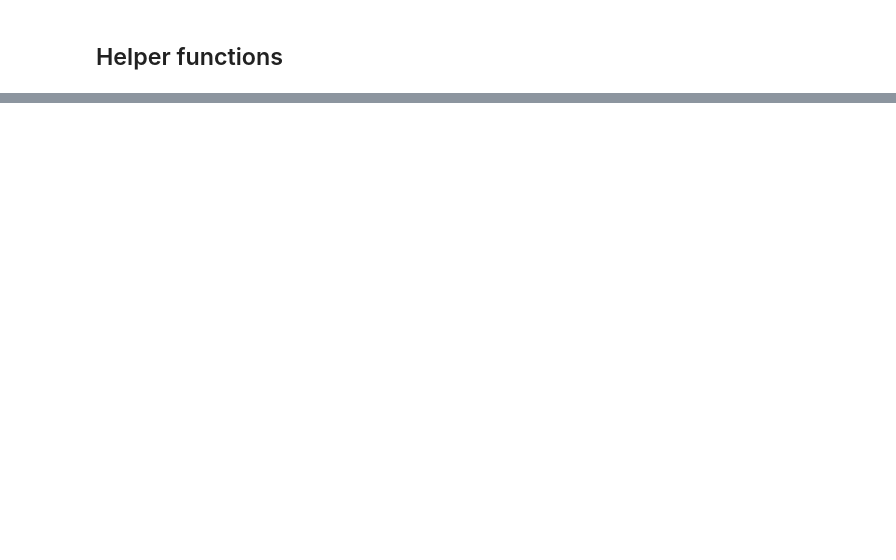
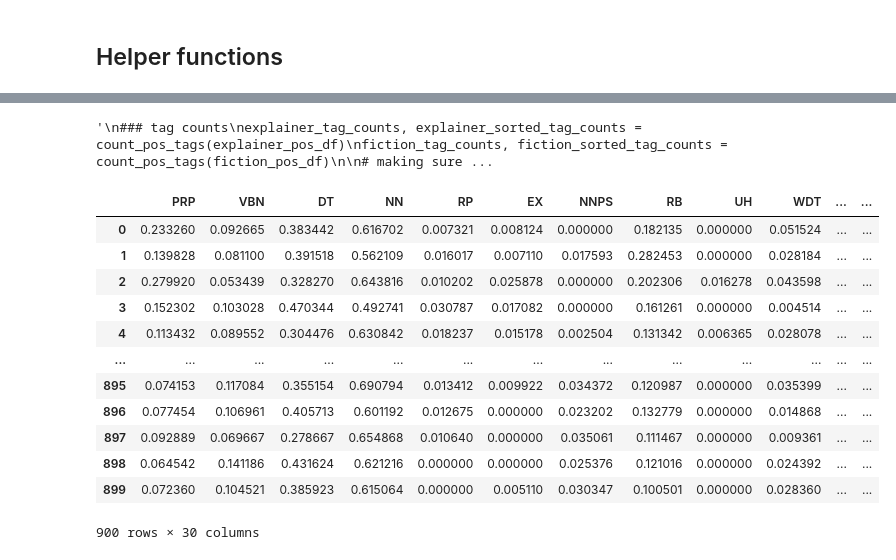
Before and after one commit to faithrts/science-explainers, a Jupyter notebook: science_explainer_analysis.ipynb, the cells around one changed output, grey strips where cells are left out. Saved outputs shown, nothing was run; the diff lists cells and outputs as text; code cells hidden in the pictures; blank space fills up the shorter version.

```diff
--- a/science_explainer_analysis.ipynb
+++ b/science_explainer_analysis.ipynb
@@ -190,12 +146,15 @@ def add_dtm(df, focus_col):
 
   return dtm_both
 # %%
-### assumes the text content is in a column called 'TEXT'
-def add_tf_idf(df):
+def add_tf_idf(df, focus_col, keep_punc = False):
 
   # using TfidfVectorizer to add the tf-idf values of each word to the dataframe
-  vectorizer = TfidfVectorizer(input = 'content', preprocessor = my_preprocessor, stop_words = 'english', min_df = 5, encoding = 'utf8')
-  tf_idf = vectorizer.fit_transform(df['TEXT'])
+  if keep_punc:
+    vectorizer = TfidfVectorizer(input = 'content', stop_words = 'english', min_df = 5, encoding = 'utf8')
+  else:
+    vectorizer = TfidfVectorizer(input = 'content', preprocessor = my_preprocessor, stop_words = 'english', min_df = 5, encoding = 'utf8')
+
+  tf_idf = vectorizer.fit_transform(df[focus_col])
   words = vectorizer.get_feature_names_out()
 
   # converting sparse matrix to an array of arrays
@@ -322,5 +280,5 @@ explainer_df = load_text_content(explainer_df, 'Science_Explainers/txt_files/')
 count_text_length(explainer_df)
 
 # fiction
-uppercase_columns(fiction_df)
-fiction_df = load_text_content(fiction_df, 'txt_lab_data/txt_lab_novels/')
+fiction_df = load_text_content(fiction_df, 'txt_files/')
+count_text_length(fiction_df)
@@ -389,0 +382,8 @@ report, accuracy = test_model(x_test, y_test, model)
+# %%
+### counting each tag occurrence per article
+explainer_pos_df = add_tf_idf(explainer_pos_df, 'POS TAGS STRING', keep_punc = True)
+fiction_pos_df = add_tf_idf(fiction_pos_df, 'POS TAGS STRING', keep_punc = True)
+
+# sets all column titles (POS tags) to uppercase
+explainer_pos_df = col_names_to_uppercase(explainer_pos_df)
+fiction_pos_df = col_names_to_uppercase(fiction_pos_df)
@@ -389,0 +455,42 @@ report, accuracy = test_model(x_test, y_test, model)
+# %%
+'''
+### tag counts
+explainer_tag_counts, explainer_sorted_tag_counts = count_pos_tags(explainer_pos_df)
+fiction_tag_counts, fiction_sorted_tag_counts = count_pos_tags(fiction_pos_df)
+
+# making sure we only take tags that both corpora have, though both should have nearly all
+common_tags = list(set(explainer_sorted_tag_counts).intersection(set(fiction_sorted_tag_counts)))
+
+# dfs with only common words as column titles
+explainer_common_tags_df = refine_df_columns(explainer_pos_df, common_tags)
+fiction_common_tags_df = refine_df_columns(fiction_pos_df, common_tags)
+'''
+# %% [output]
+'\n### tag counts\nexplainer_tag_counts, explainer_sorted_tag_counts = count_pos_tags(explainer_pos_df)\nfiction_tag_counts, fiction_sorted_tag_counts = count_pos_tags(fiction_pos_df)\n\n# making sure ...
+# %%
+### finding the common POS tags and refining the dataframes
+
+# common tags
+explainer_pos_tags = explainer_pos_df.columns[10:]
+fiction_pos_tags = fiction_pos_df.columns[10:]
+common_tags = list(set(explainer_pos_tags).intersection(set(fiction_pos_tags)))
+
+# dfs with only common words as column titles
+explainer_common_tags_df = refine_df_columns(common_tags, explainer_pos_df)
+fiction_common_tags_df = refine_df_columns(common_tags, fiction_pos_df)
+# %%
+explainer_common_tags_df
+# %% [output]
+|  | PRP | VBN | DT | NN | RP | EX | NNPS | RB | UH | WDT | ... | ... |
+| 0 | 0.233260 | 0.092665 | 0.383442 | 0.616702 | 0.007321 | 0.008124 | 0.000000 | 0.182135 | 0.000000 | 0.051524 | ... | ... |
+| 1 | 0.139828 | 0.081100 | 0.391518 | 0.562109 | 0.016017 | 0.007110 | 0.017593 | 0.282453 | 0.000000 | 0.028184 | ... | ... |
+| 2 | 0.279920 | 0.053439 | 0.328270 | 0.643816 | 0.010202 | 0.025878 | 0.000000 | 0.202306 | 0.016278 | 0.043598 | ... | ... |
+| 3 | 0.152302 | 0.103028 | 0.470344 | 0.492741 | 0.030787 | 0.017082 | 0.000000 | 0.161261 | 0.000000 | 0.004514 | ... | ... |
+| 4 | 0.113432 | 0.089552 | 0.304476 | 0.630842 | 0.018237 | 0.015178 | 0.002504 | 0.131342 | 0.006365 | 0.028078 | ... | ... |
+| ... | ... | ... | ... | ... | ... | ... | ... | ... | ... | ... | ... | ... |
+| 895 | 0.074153 | 0.117084 | 0.355154 | 0.690794 | 0.013412 | 0.009922 | 0.034372 | 0.120987 | 0.000000 | 0.035399 | ... | ... |
+| 896 | 0.077454 | 0.106961 | 0.405713 | 0.601192 | 0.012675 | 0.000000 | 0.023202 | 0.132779 | 0.000000 | 0.014868 | ... | ... |
+| 897 | 0.092889 | 0.069667 | 0.278667 | 0.654868 | 0.010640 | 0.000000 | 0.035061 | 0.111467 | 0.000000 | 0.009361 | ... | ... |
+| 898 | 0.064542 | 0.141186 | 0.431624 | 0.621216 | 0.000000 | 0.000000 | 0.025376 | 0.121016 | 0.000000 | 0.024392 | ... | ... |
+| 899 | 0.072360 | 0.104521 | 0.385923 | 0.615064 | 0.000000 | 0.005110 | 0.030347 | 0.100501 | 0.000000 | 0.028360 | ... | ... |
+900 rows × 30 columns
```
Also changed, not shown: parts of 32 cells of this notebook.
